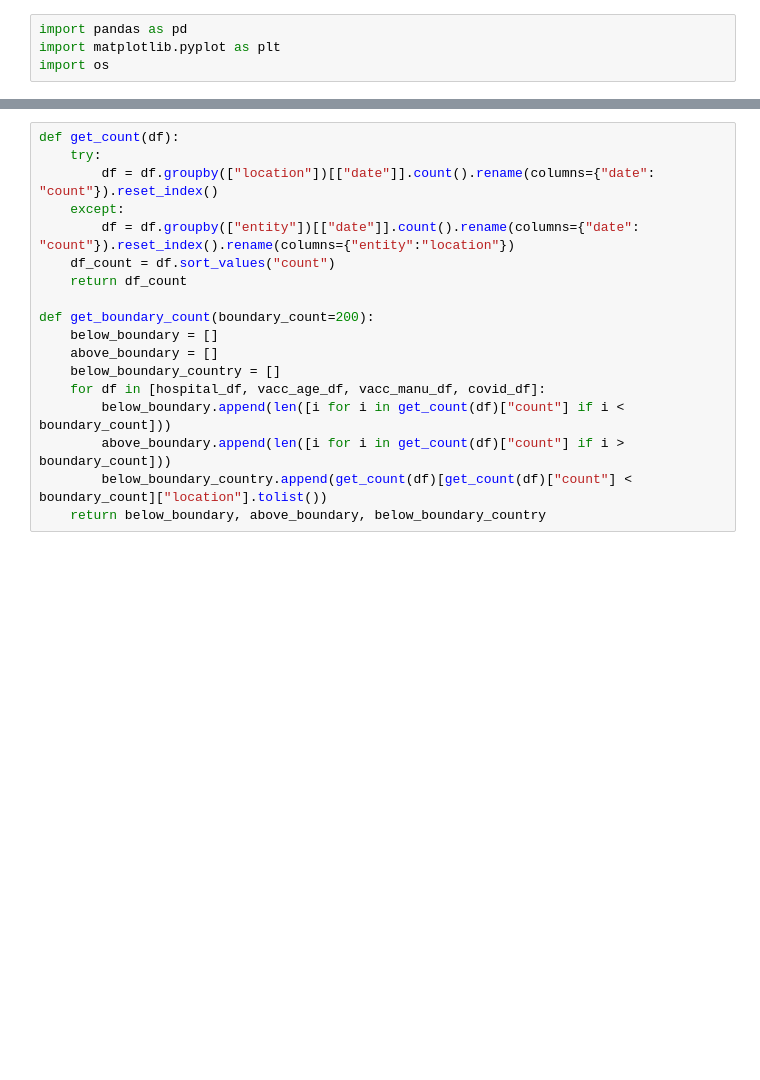
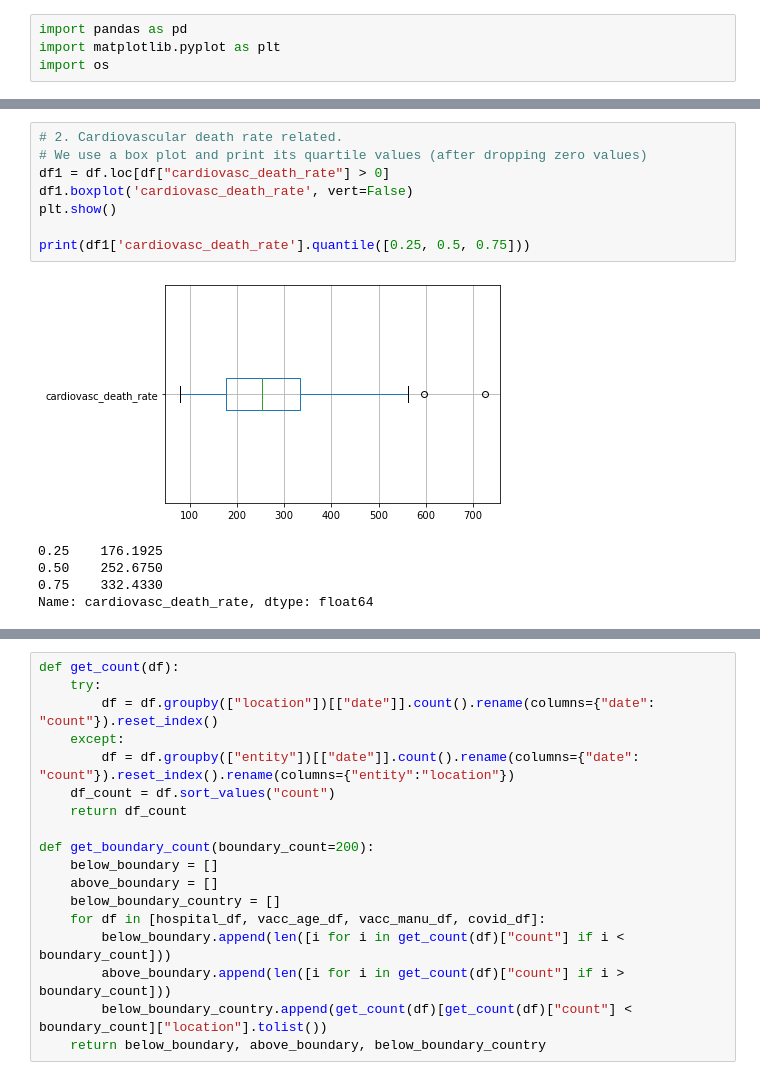
Before and after one commit to Yung-Hsin-Chen/Causalities-of-Covid-Pandemics, a Jupyter notebook: final_project/src/visualization/visualize_EDA.ipynb, the cells around one changed output, grey strips where cells are left out. Saved outputs shown, nothing was run; the diff lists cells and outputs as text; blank space fills up the shorter version.

```diff
--- a/final_project/src/visualization/visualize_EDA.ipynb
+++ b/final_project/src/visualization/visualize_EDA.ipynb
@@ -8,0 +25,14 @@ covid_df = pd.read_hdf("../../data/external/owid-covid-data.h5")
+# %%
+# 2. Cardiovascular death rate related.
+# We use a box plot and print its quartile values (after dropping zero values)
+df1 = df.loc[df["cardiovasc_death_rate"] > 0]
+df1.boxplot('cardiovasc_death_rate', vert=False)
+plt.show()
+
+print(df1['cardiovasc_death_rate'].quantile([0.25, 0.5, 0.75]))
+# %% [output]
+[figure, added]
+0.25    176.1925
+0.50    252.6750
+0.75    332.4330
+Name: cardiovasc_death_rate, dtype: float64
```
Also changed, not shown: parts of 6 cells of this notebook.
